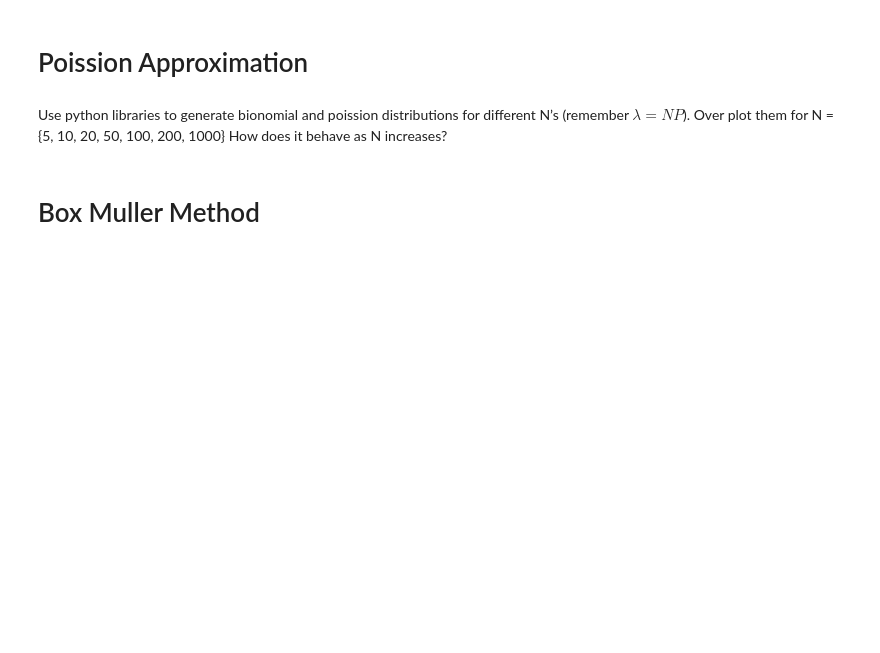
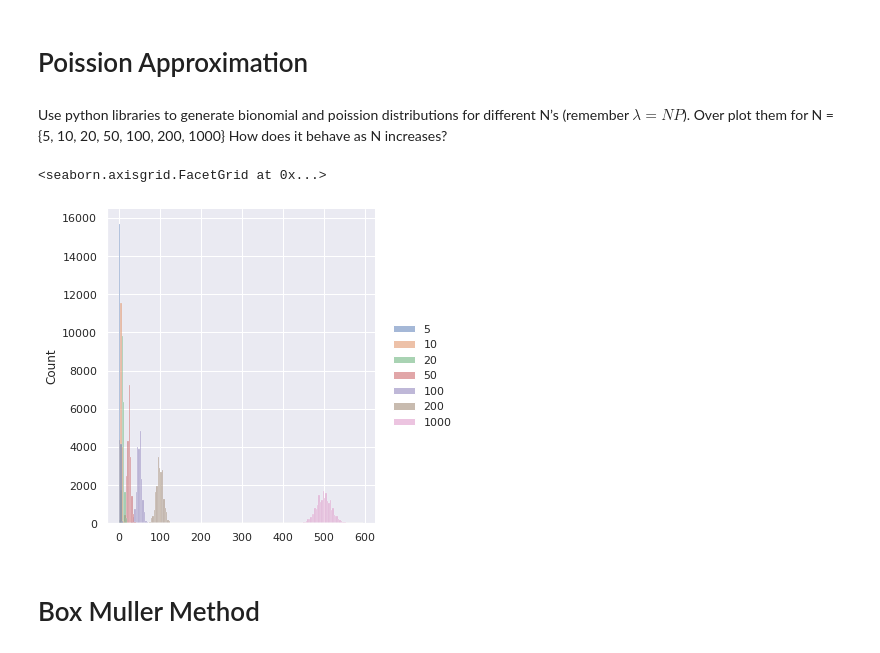
Before and after one commit to SBUDataAnalysis/hw2-MohiMozaffari, a Jupyter notebook: Data_Analysis_HW1.ipynb, the cells around one changed output. Cells and saved outputs as stored; diff of their text form; code cells hidden in the pictures; blank space fills up the shorter version.

```diff
--- a/Data_Analysis_HW1.ipynb
+++ b/Data_Analysis_HW1.ipynb
@@ -183,3 +211,21 @@ How does it behave as N increases?
+# %%
+N = [5, 10, 20, 50, 100, 200, 1000]
+p = 0.5
+size = 10**4
+data_b = pd.DataFrame(columns = N)
+data_p = pd.DataFrame(columns = N)
+for n in N:
+  rand_b = np.random.binomial(n, p , size)
+  rand_p = np.random.poisson(n*p, size)
+  data_b[n] = rand_b
+  data_p[n] = rand_p
+# %%
+result = pd.concat([data_b, data_p], axis=1)
+# %%
+sns.displot(result)
+# %% [output]
+<seaborn.axisgrid.FacetGrid at 0x...>
+[figure, added]
 # %% [markdown]
 # Box Muller Method
 # %% [markdown]
```
Also changed, not shown: parts of 13 cells of this notebook.
